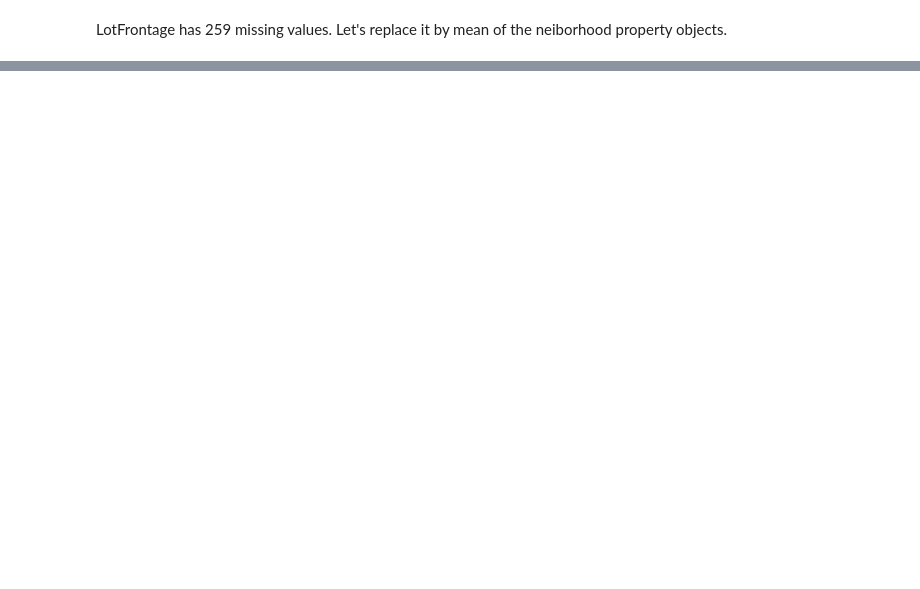
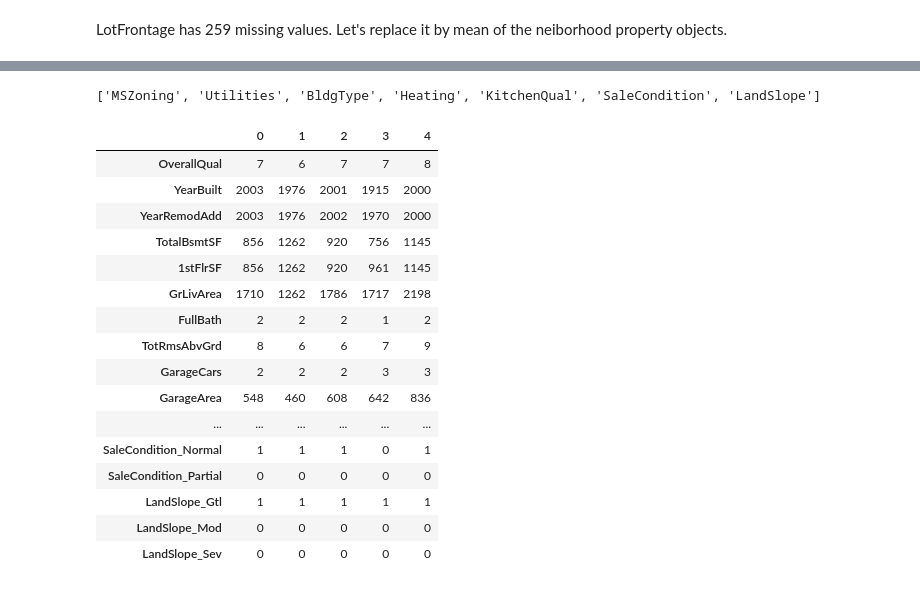
Before and after one commit to myredex/kaggle_house_price_prediction, a Jupyter notebook: kaggle-house-prices-basics.ipynb, the cells around one changed output, grey strips where cells are left out. Saved outputs shown, nothing was run; the diff lists cells and outputs as text; code cells hidden in the pictures; blank space fills up the shorter version.

```diff
--- a/kaggle-house-prices-basics.ipynb
+++ b/kaggle-house-prices-basics.ipynb
@@ -729,9 +773,9 @@ def get_dataframe_with_dummy_vars(df, list_of_columns):
             dummy_var_df.rename(columns={name:new_column_name}, inplace=True)
 
         # Merge data frame "df" and "dummy df"
-        dummy_var_df = pd.concat([df, dummy_var_df], axis=1)
+        df = pd.concat([df, dummy_var_df], axis=1)
 
         # drop original column "fuel-type" from "df"
-        dummy_var_df.drop(column, axis = 1, inplace=True)
+        df.drop(column, axis = 1, inplace=True)
 
-    return(dummy_var_df)
+    return(df)
@@ -755,0 +782,28 @@ x.iloc[1,0]
+# %%
+# Get list of columns that are 'object' data type
+list_of_cols =  list(train_df.select_dtypes(['object']).columns)
+print(list_of_cols)
+#Get df with dummies
+train_df_d = get_dataframe_with_dummy_vars(train_df, list_of_cols)
+# %% [output]
+['MSZoning', 'Utilities', 'BldgType', 'Heating', 'KitchenQual', 'SaleCondition', 'LandSlope']
+# %%
+train_df_d.head().T
+# %% [output]
+|  | 0 | 1 | 2 | 3 | 4 |
+| OverallQual | 7 | 6 | 7 | 7 | 8 |
+| YearBuilt | 2003 | 1976 | 2001 | 1915 | 2000 |
+| YearRemodAdd | 2003 | 1976 | 2002 | 1970 | 2000 |
+| TotalBsmtSF | 856 | 1262 | 920 | 756 | 1145 |
+| 1stFlrSF | 856 | 1262 | 920 | 961 | 1145 |
+| GrLivArea | 1710 | 1262 | 1786 | 1717 | 2198 |
+| FullBath | 2 | 2 | 2 | 1 | 2 |
+| TotRmsAbvGrd | 8 | 6 | 6 | 7 | 9 |
+| GarageCars | 2 | 2 | 2 | 3 | 3 |
+| GarageArea | 548 | 460 | 608 | 642 | 836 |
+| ... | ... | ... | ... | ... | ... |
+| SaleCondition_Normal | 1 | 1 | 1 | 0 | 1 |
+| SaleCondition_Partial | 0 | 0 | 0 | 0 | 0 |
+| LandSlope_Gtl | 1 | 1 | 1 | 1 | 1 |
+| LandSlope_Mod | 0 | 0 | 0 | 0 | 0 |
+| LandSlope_Sev | 0 | 0 | 0 | 0 | 0 |
```
Also changed, not shown: parts of 25 cells of this notebook.
